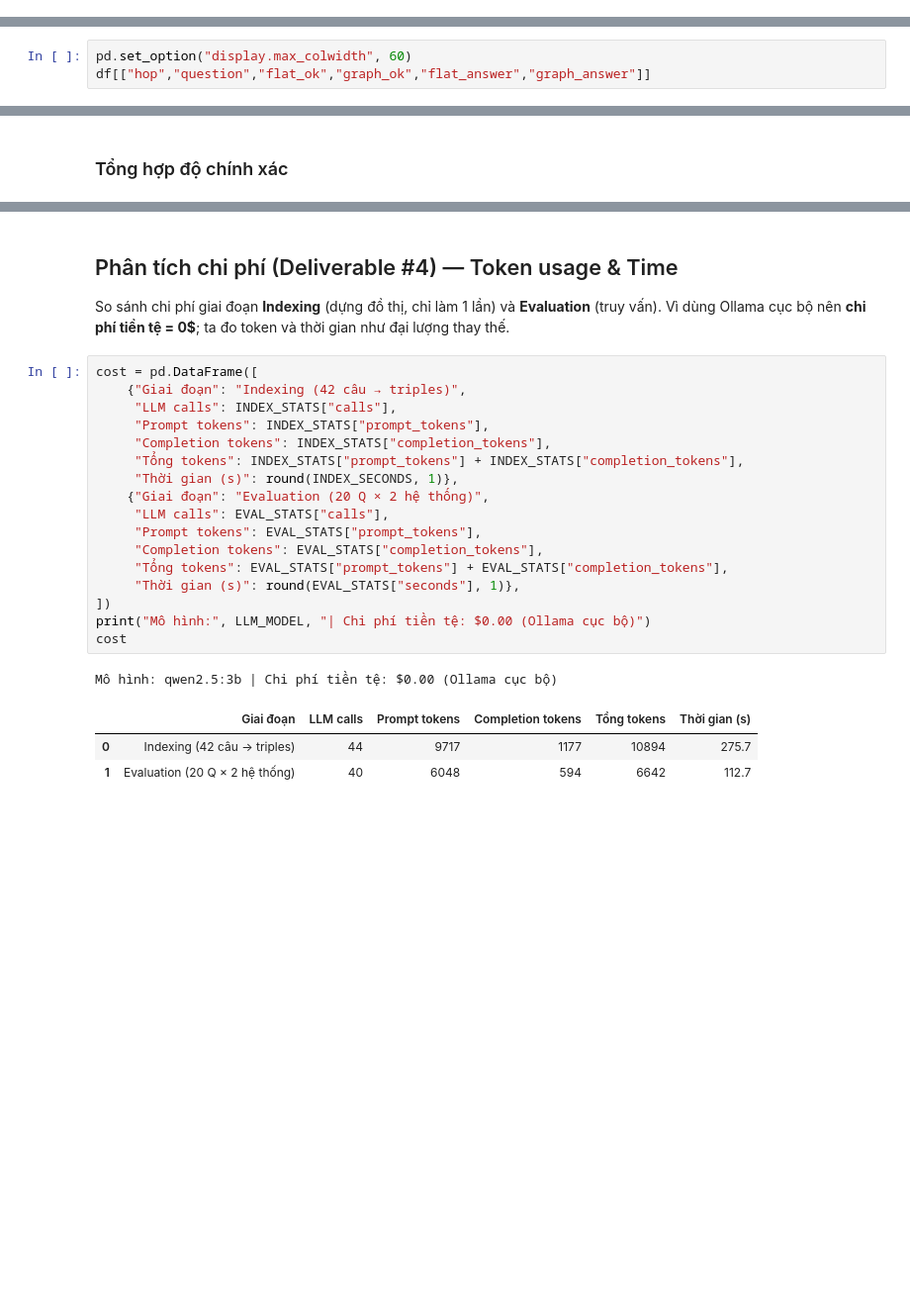
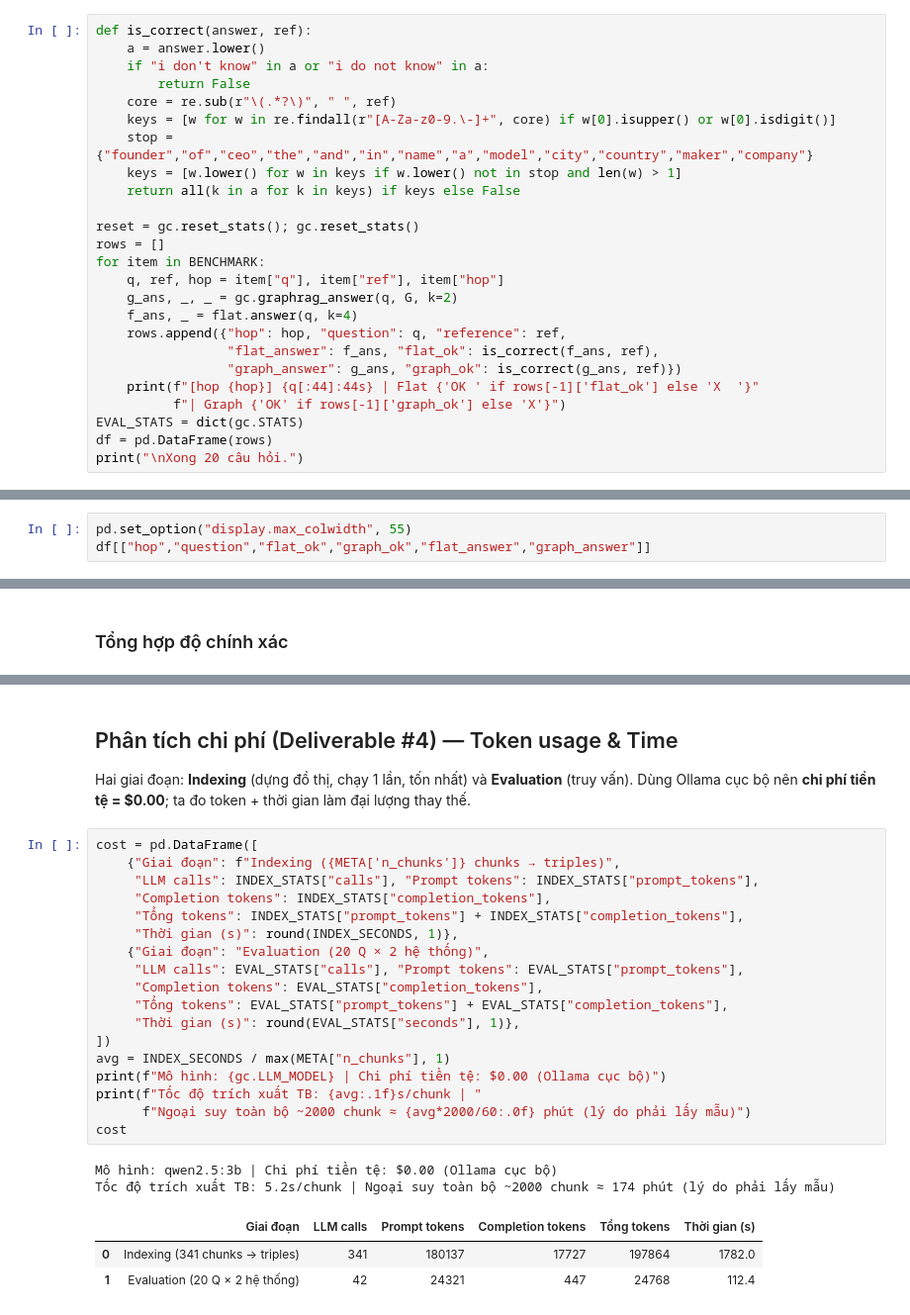
Before and after one commit to CapViet/2A202600769-Nguyen-Duc-Kien-Trung-Day19, a Jupyter notebook: Day19_GraphRAG.ipynb, the cells around one changed output, grey strips where cells are left out. Shown at 99% size. Drawn from its saved outputs; the diff is of its cells as text; blank space fills up the shorter version.

```diff
--- a/Day19_GraphRAG.ipynb
+++ b/Day19_GraphRAG.ipynb
@@ -641,0 +269,25 @@ print("\nĐã chạy xong 20 câu hỏi.")
+# %%
+def is_correct(answer, ref):
+    a = answer.lower()
+    if "i don't know" in a or "i do not know" in a:
+        return False
+    core = re.sub(r"\(.*?\)", " ", ref)
+    keys = [w for w in re.findall(r"[A-Za-z0-9.\-]+", core) if w[0].isupper() or w[0].isdigit()]
+    stop = {"founder","of","ceo","the","and","in","name","a","model","city","country","maker","company"}
+    keys = [w.lower() for w in keys if w.lower() not in stop and len(w) > 1]
+    return all(k in a for k in keys) if keys else False
+
+reset = gc.reset_stats(); gc.reset_stats()
+rows = []
+for item in BENCHMARK:
+    q, ref, hop = item["q"], item["ref"], item["hop"]
+    g_ans, _, _ = gc.graphrag_answer(q, G, k=2)
+    f_ans, _ = flat.answer(q, k=4)
+    rows.append({"hop": hop, "question": q, "reference": ref,
+                 "flat_answer": f_ans, "flat_ok": is_correct(f_ans, ref),
+                 "graph_answer": g_ans, "graph_ok": is_correct(g_ans, ref)})
+    print(f"[hop {hop}] {q[:44]:44s} | Flat {'OK ' if rows[-1]['flat_ok'] else 'X  '}"
+          f"| Graph {'OK' if rows[-1]['graph_ok'] else 'X'}")
+EVAL_STATS = dict(gc.STATS)
+df = pd.DataFrame(rows)
+print("\nXong 20 câu hỏi.")
@@ -642,7 +312,7 @@ print("\nĐã chạy xong 20 câu hỏi.")
 # %% [markdown]
 ### Bảng so sánh 20 câu hỏi (Deliverable #3)
 # %%
-pd.set_option("display.max_colwidth", 60)
+pd.set_option("display.max_colwidth", 55)
 df[["hop","question","flat_ok","graph_ok","flat_answer","graph_answer"]]
 # %% [output]
 |  | hop | question | flat_ok | graph_ok | flat_answer | graph_answer |
@@ -710,30 +378,32 @@ Q : Who founded the company headquartered in London that Google owns?
 # %% [markdown]
 ## Phân tích chi phí (Deliverable #4) — Token usage & Time
 
-So sánh chi phí giai đoạn **Indexing** (dựng đồ thị, chỉ làm 1 lần) và **Evaluation** (truy vấn).
-Vì dùng Ollama cục bộ nên **chi phí tiền tệ = 0$**; ta đo token và thời gian như đại lượng thay thế.
+Hai giai đoạn: **Indexing** (dựng đồ thị, chạy 1 lần, tốn nhất) và **Evaluation** (truy vấn). Dùng Ollama cục bộ
+nên **chi phí tiền tệ = $0.00**; ta đo token + thời gian làm đại lượng thay thế.
 # %%
 cost = pd.DataFrame([
-    {"Giai đoạn": "Indexing (42 câu → triples)",
-     "LLM calls": INDEX_STATS["calls"],
-     "Prompt tokens": INDEX_STATS["prompt_tokens"],
+    {"Giai đoạn": f"Indexing ({META['n_chunks']} chunks → triples)",
+     "LLM calls": INDEX_STATS["calls"], "Prompt tokens": INDEX_STATS["prompt_tokens"],
      "Completion tokens": INDEX_STATS["completion_tokens"],
      "Tổng tokens": INDEX_STATS["prompt_tokens"] + INDEX_STATS["completion_tokens"],
      "Thời gian (s)": round(INDEX_SECONDS, 1)},
     {"Giai đoạn": "Evaluation (20 Q × 2 hệ thống)",
-     "LLM calls": EVAL_STATS["calls"],
-     "Prompt tokens": EVAL_STATS["prompt_tokens"],
+     "LLM calls": EVAL_STATS["calls"], "Prompt tokens": EVAL_STATS["prompt_tokens"],
      "Completion tokens": EVAL_STATS["completion_tokens"],
      "Tổng tokens": EVAL_STATS["prompt_tokens"] + EVAL_STATS["completion_tokens"],
      "Thời gian (s)": round(EVAL_STATS["seconds"], 1)},
 ])
-print("Mô hình:", LLM_MODEL, "| Chi phí tiền tệ: $0.00 (Ollama cục bộ)")
+avg = INDEX_SECONDS / max(META["n_chunks"], 1)
+print(f"Mô hình: {gc.LLM_MODEL} | Chi phí tiền tệ: $0.00 (Ollama cục bộ)")
+print(f"Tốc độ trích xuất TB: {avg:.1f}s/chunk | "
+      f"Ngoại suy toàn bộ ~2000 chunk ≈ {avg*2000/60:.0f} phút (lý do phải lấy mẫu)")
 cost
 # %% [output]
 Mô hình: qwen2.5:3b | Chi phí tiền tệ: $0.00 (Ollama cục bộ)
+Tốc độ trích xuất TB: 5.2s/chunk | Ngoại suy toàn bộ ~2000 chunk ≈ 174 phút (lý do phải lấy mẫu)
 |  | Giai đoạn | LLM calls | Prompt tokens | Completion tokens | Tổng tokens | Thời gian (s) |
-| 0 | Indexing (42 câu → triples) | 44 | 9717 | 1177 | 10894 | 275.7 |
-| 1 | Evaluation (20 Q × 2 hệ thống) | 40 | 6048 | 594 | 6642 | 112.7 |
+| 0 | Indexing (341 chunks → triples) | 341 | 180137 | 17727 | 197864 | 1782.0 |
+| 1 | Evaluation (20 Q × 2 hệ thống) | 42 | 24321 | 447 | 24768 | 112.4 |
 # %% [markdown]
 ## Lưu kết quả ra file (để output không bị mất)
 
```
Also changed, not shown: parts of 48 cells of this notebook, 17 other files.
